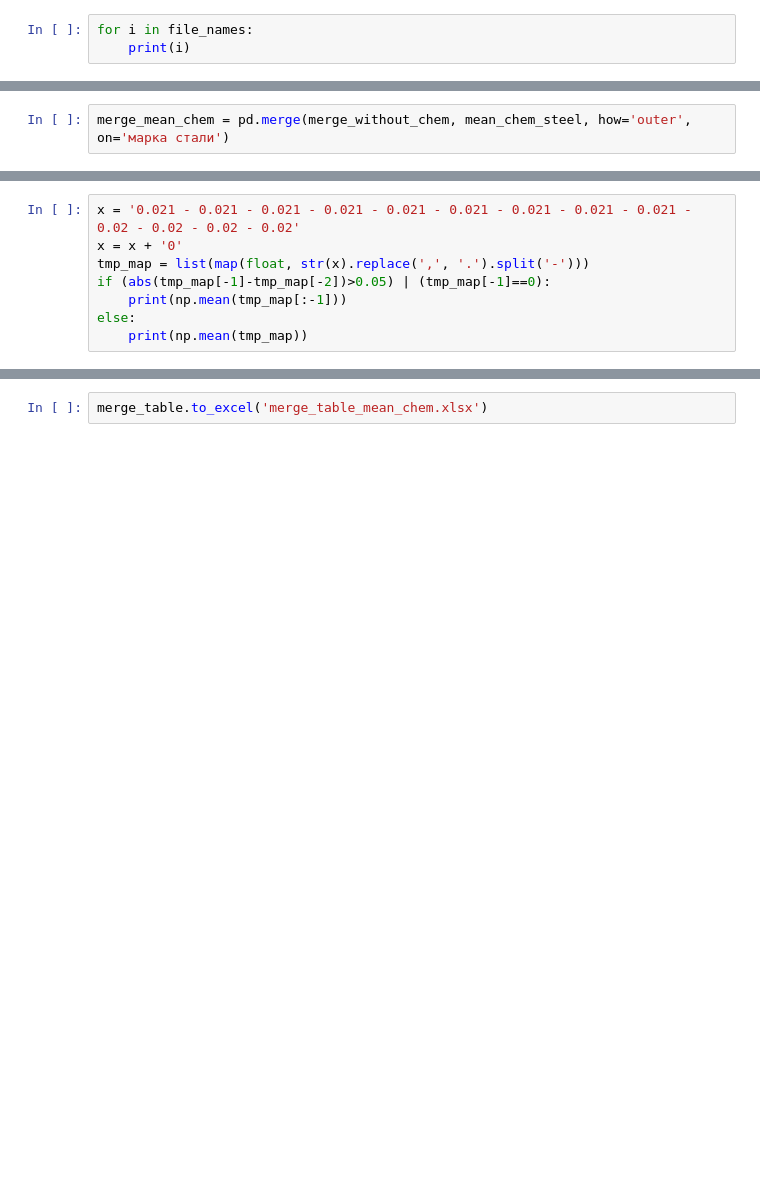
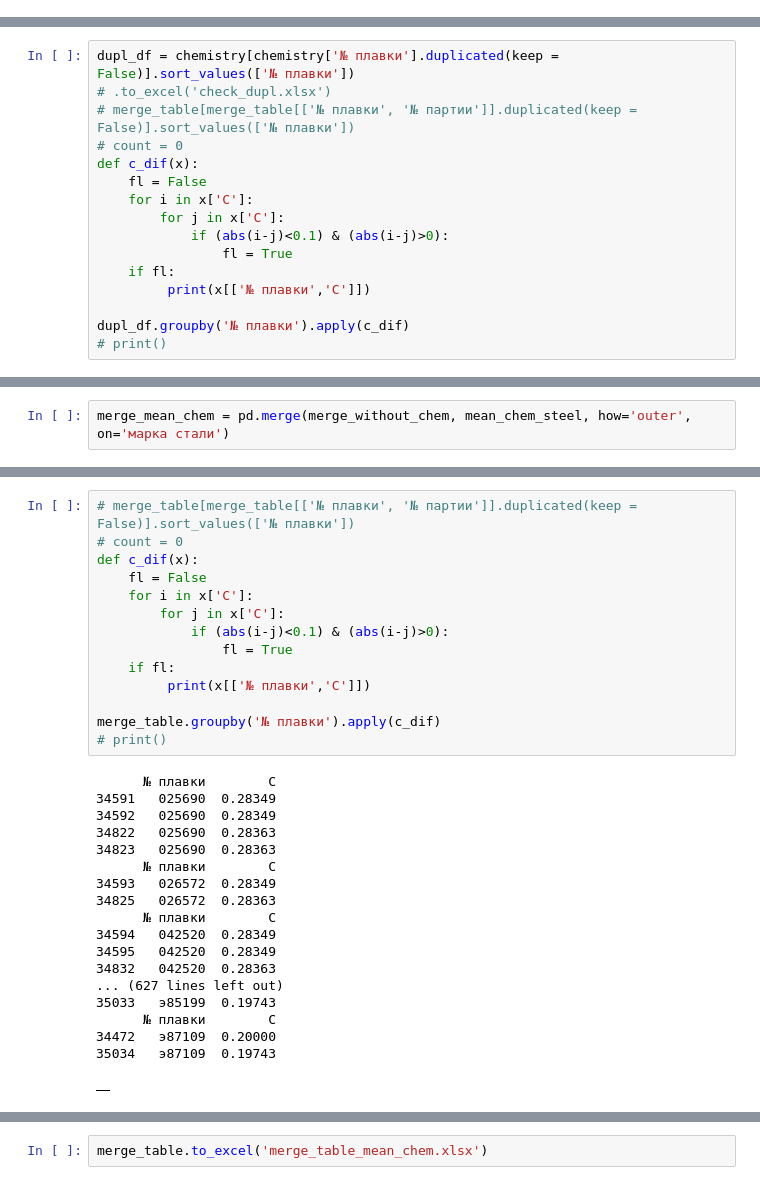
Before and after one commit to ChelpipeBigDataTeam/PNTZ, a Jupyter notebook: химия.ipynb, the cells around one changed output, grey strips where cells are left out. Saved outputs shown, nothing was run; the diff lists cells and outputs as text; blank space fills up the shorter version.

```diff
--- a/химия.ipynb
+++ b/химия.ipynb
@@ -16,5 +13,2 @@ file_names[-3]
 # %%
 del file_names[-3]
-# %%
-for i in file_names:
-    print(i)
@@ -197,0 +141,16 @@ Index(['№ плавки', 'Поставщик', 'C', 'Mn', 'Si', 'P', 'S', 'Cr'
+# %%
+dupl_df = chemistry[chemistry['№ плавки'].duplicated(keep = False)].sort_values(['№ плавки'])
+# .to_excel('check_dupl.xlsx')
+# merge_table[merge_table[['№ плавки', '№ партии']].duplicated(keep = False)].sort_values(['№ плавки'])
+# count = 0
+def c_dif(x):
+    fl = False
+    for i in x['C']:
+        for j in x['C']:
+            if (abs(i-j)<0.1) & (abs(i-j)>0):
+                fl = True
+    if fl:
+         print(x[['№ плавки','C']])
+
+dupl_df.groupby('№ плавки').apply(c_dif)
+# print()
@@ -370,8 +243,0 @@ merge_table.shape
-# %%
-x = '0.021 - 0.021 - 0.021 - 0.021 - 0.021 - 0.021 - 0.021 - 0.021 - 0.021 - 0.02 - 0.02 - 0.02 - 0.02'
-x = x + '0'
-tmp_map = list(map(float, str(x).replace(',', '.').split('-')))
-if (abs(tmp_map[-1]-tmp_map[-2])>0.05) | (tmp_map[-1]==0):
-    print(np.mean(tmp_map[:-1]))
-else:
-    print(np.mean(tmp_map))
@@ -379,0 +302,33 @@ else:
+# %%
+# merge_table[merge_table[['№ плавки', '№ партии']].duplicated(keep = False)].sort_values(['№ плавки'])
+# count = 0
+def c_dif(x):
+    fl = False
+    for i in x['C']:
+        for j in x['C']:
+            if (abs(i-j)<0.1) & (abs(i-j)>0):
+                fl = True
+    if fl:
+         print(x[['№ плавки','C']])
+
+merge_table.groupby('№ плавки').apply(c_dif)
+# print()
+# %% [output]
+      № плавки        C
+34591   025690  0.28349
+34592   025690  0.28349
+34822   025690  0.28363
+34823   025690  0.28363
+      № плавки        C
+34593   026572  0.28349
+34825   026572  0.28363
+      № плавки        C
+34594   042520  0.28349
+34595   042520  0.28349
+34832   042520  0.28363
+... (627 lines left out)
+35033   э85199  0.19743
+      № плавки        C
+34472   э87109  0.20000
+35034   э87109  0.19743
+|  |
```
Also changed, not shown: parts of 53 cells of this notebook.
